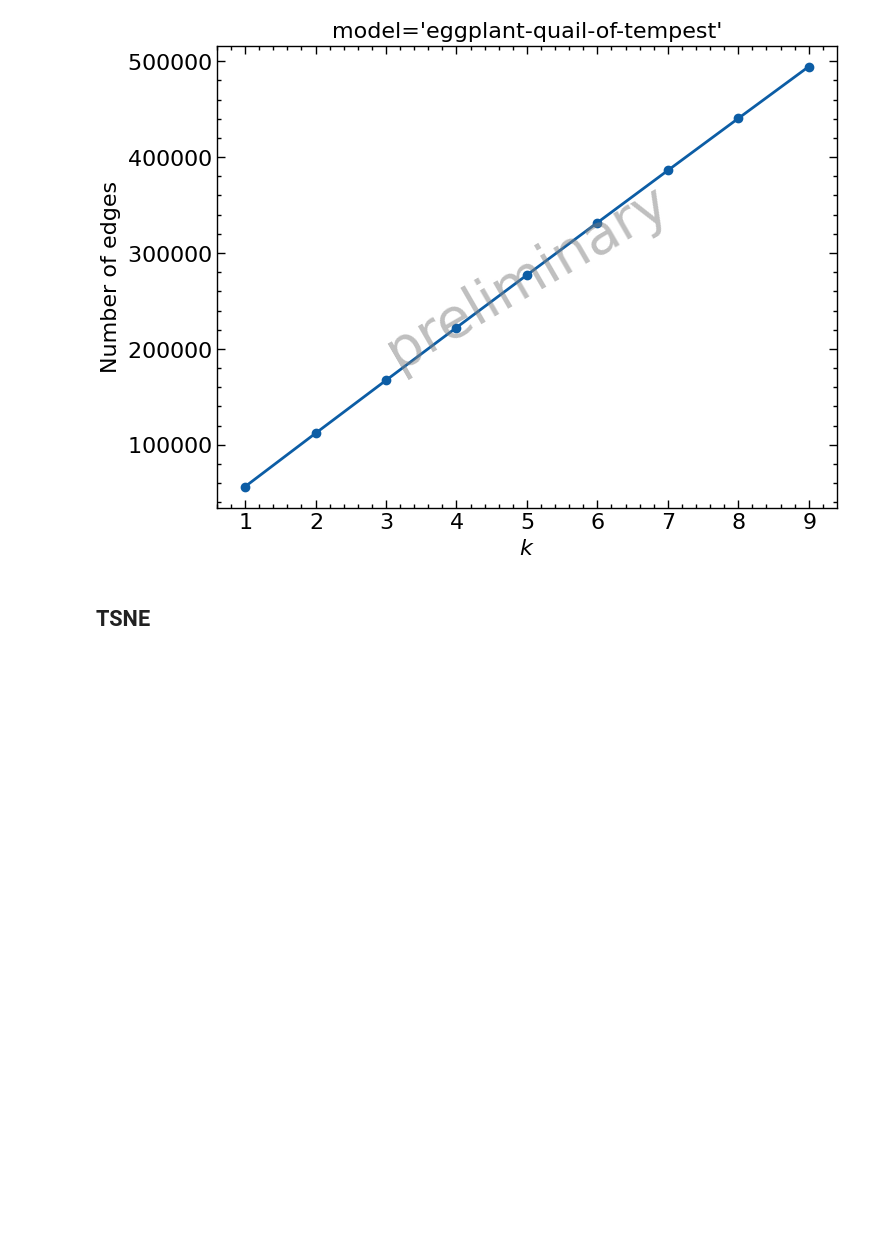
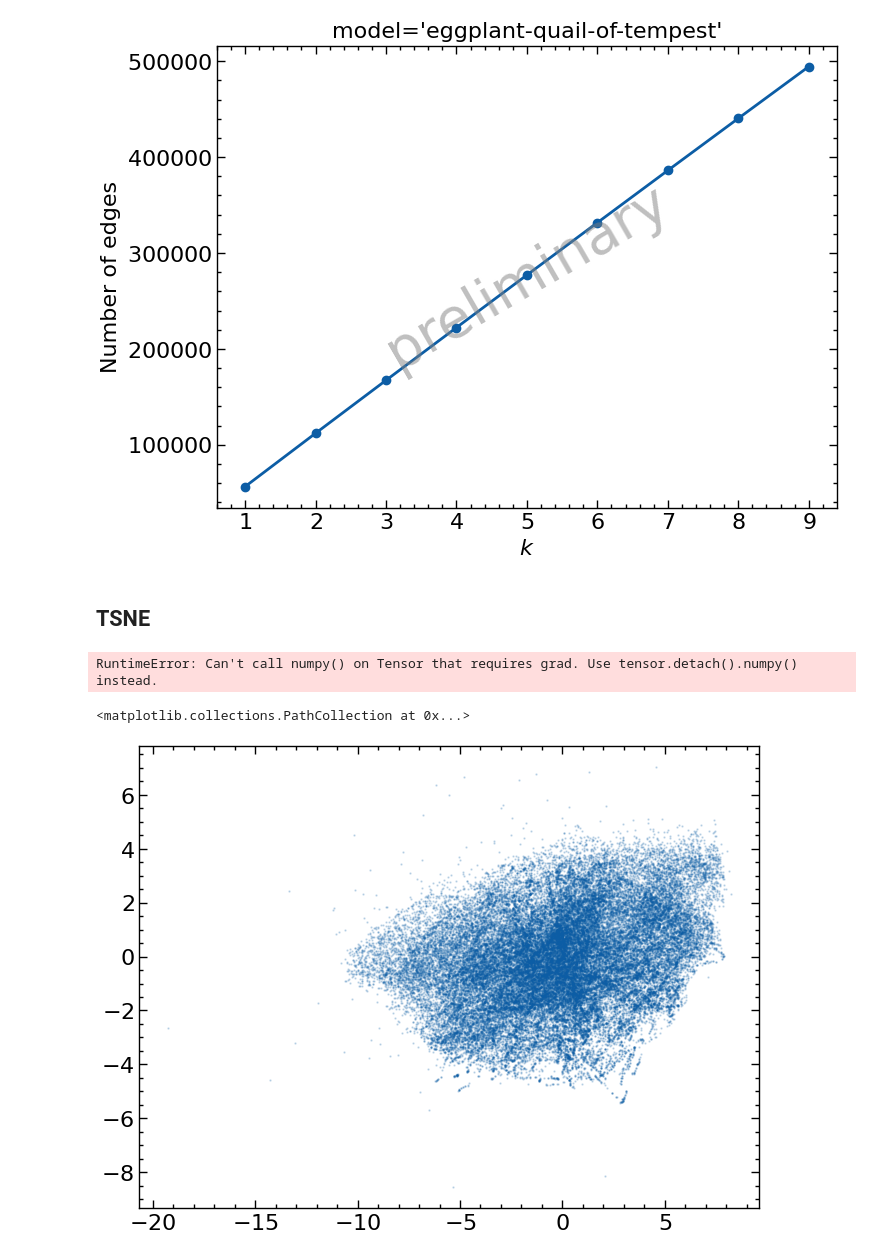
Before and after one commit to gnn-tracking/paper-plots, a Jupyter notebook: notebooks/020_gc_metrics.ipynb, the cells around one changed output. Drawn from its saved outputs; the diff is of its cells as text; code cells hidden in the pictures; blank space fills up the shorter version.

```diff
--- a/notebooks/020_gc_metrics.ipynb
+++ b/notebooks/020_gc_metrics.ipynb
@@ -116,6 +156,5 @@ latent = lmodel.model(data)["H"]
 x_tsne = TSNE(
     n_components=2, learning_rate="auto", init="random", perplexity=3, n_jobs=6
 ).fit_transform(data.x)
-latent_tsne = TSNE(
-    n_components=2, learning_rate="auto", init="random", perplexity=3, n_jobs=6
-).fit_transform(latent)
+# %% [output]
+RuntimeError: Can't call numpy() on Tensor that requires grad. Use tensor.detach().numpy() instead.
@@ -126,6 +169,12 @@ import numpy as np
 selected_pids = torch.Tensor(
     np.random.choice(data.particle_id[data.pt > 0.9], 7).astype("int64")
 )
+# %%
+l = latent.detach().cpu().numpy()
+plt.scatter(l[:, 5], l[:, 7], alpha=0.2, s=0.5)
+# %% [output]
+<matplotlib.collections.PathCollection at 0x...>
+[figure, added]
 # %%
 from gnn_tracking.analysis.latent import get_color_mapper
 
```
Also changed, not shown: parts of 30 cells of this notebook, 1 other file.
